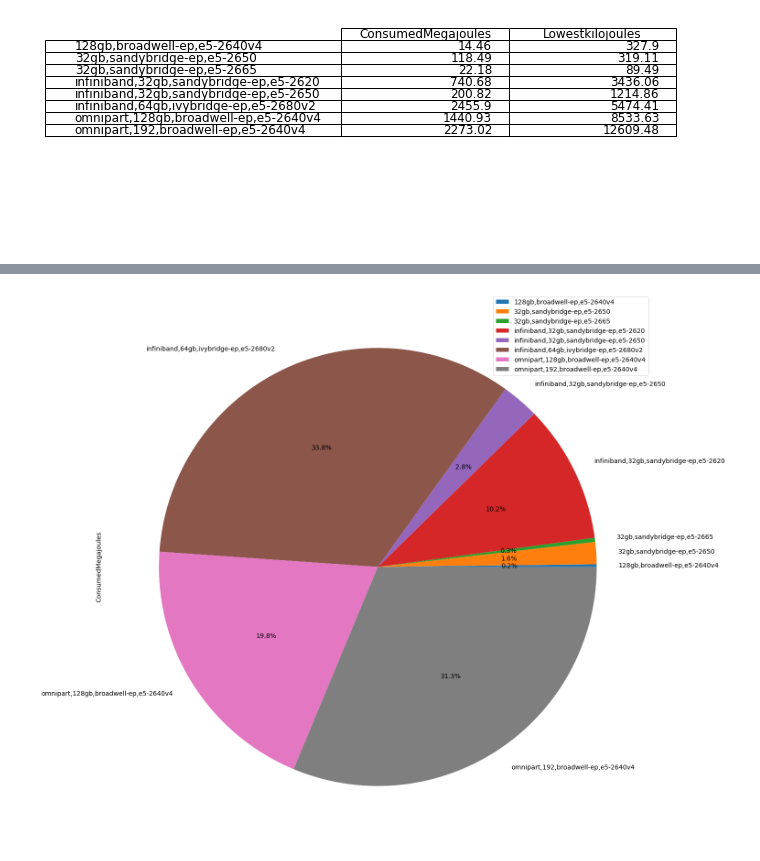
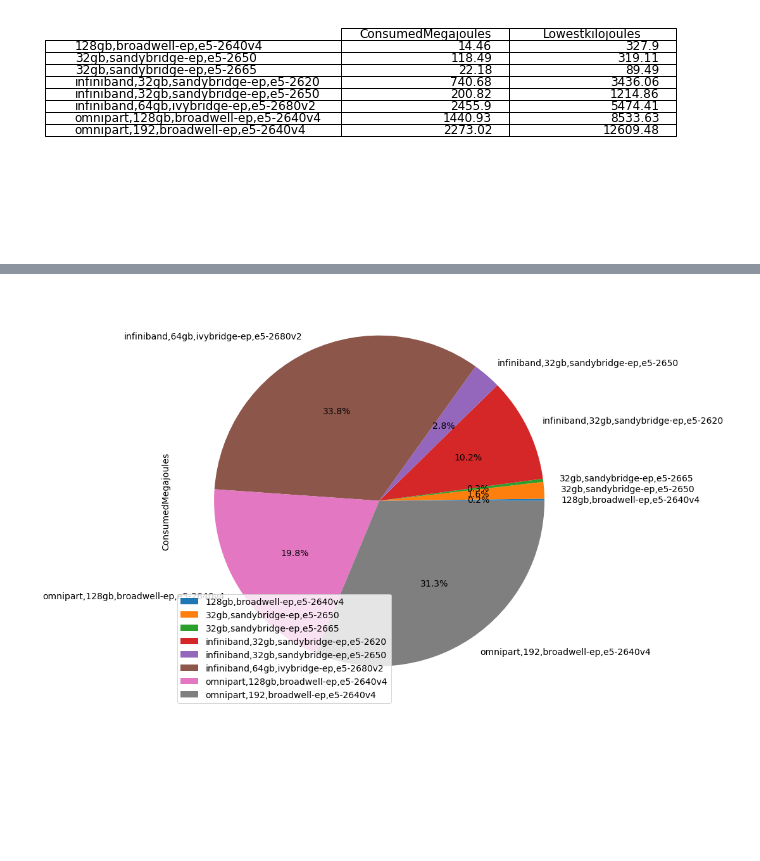
Before and after one commit to hibozzy18/argo, a Jupyter notebook: energy_processing_con.ipynb, the cells around one changed output, grey strips where cells are left out. Cells and saved outputs as stored; diff of their text form; code cells hidden in the pictures; blank space fills up the shorter version.

```diff
--- a/energy_processing_con.ipynb
+++ b/energy_processing_con.ipynb
@@ -459,7 +454,7 @@ draw_graph_pie(feature_pie_data, "consumedjoules_pie_feature.png", "lowestjoules
 # %%
 # Create enrgy pie_data  for features
-plot1 = feature_pie_data.plot.pie(y='ConsumedMegajoules', subplots=True, autopct='%1.1f%%',explode=(0, 0, 0, 0, 0, 0, 0,0), startangle=0, figsize=(25, 22))
+plot1 = feature_pie_data.plot.pie(y='ConsumedMegajoules', subplots=True, autopct='%1.1f%%',explode=(0, 0, 0, 0, 0, 0, 0,0), startangle=0, figsize=(15, 12))
 fig = plot1[0].get_figure()
 fig.savefig("consumedjoules_pie_feature.png")
 # %% [output]
-[figure, old version]
+[figure, new version]
```
Also changed, not shown: parts of 8 cells of this notebook, 7 other files.
